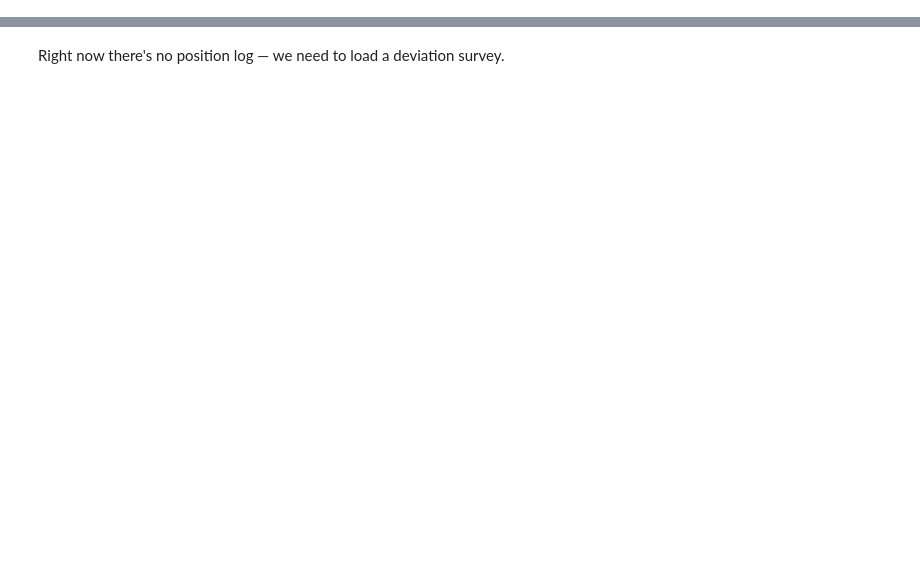
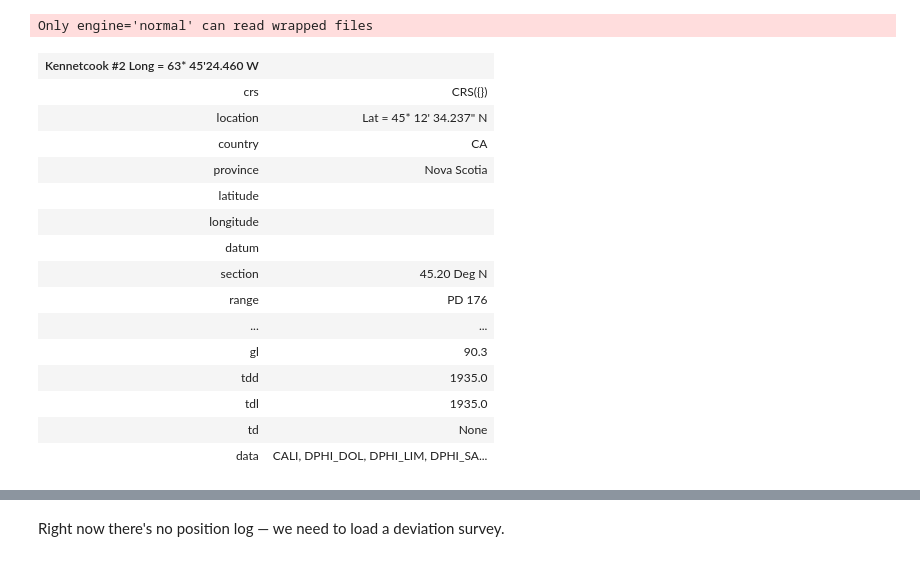
Before and after one commit to agilescientific/welly, a Jupyter notebook: tutorial/01_Well.ipynb, the cells around one changed output, grey strips where cells are left out. Saved outputs shown, nothing was run; the diff lists cells and outputs as text; code cells hidden in the pictures; blank space fills up the shorter version.

```diff
--- a/tutorial/01_Well.ipynb
+++ b/tutorial/01_Well.ipynb
@@ -245,0 +32,23 @@ CRS({'init': 'epsg:2038', 'no_defs': True})
+# %%
+from welly import Well
+
+well = Well.from_las('https://geocomp.s3.amazonaws.com/data/P-129.LAS')
+well
+# %% [output]
+Only engine='normal' can read wrapped files
+| Kennetcook #2 Long = 63* 45'24.460 W |  |
+| crs | CRS({}) |
+| location | Lat = 45* 12' 34.237" N |
+| country | CA |
+| province | Nova Scotia |
+| latitude |  |
+| longitude |  |
+| datum |  |
+| section | 45.20 Deg N |
+| range | PD 176 |
+| ... | ... |
+| gl | 90.3 |
+| tdd | 1935.0 |
+| tdl | 1935.0 |
+| td | None |
+| data | CALI, DPHI_DOL, DPHI_LIM, DPHI_SA... |
```
Also changed, not shown: parts of 63 cells of this notebook, 4 other files.
